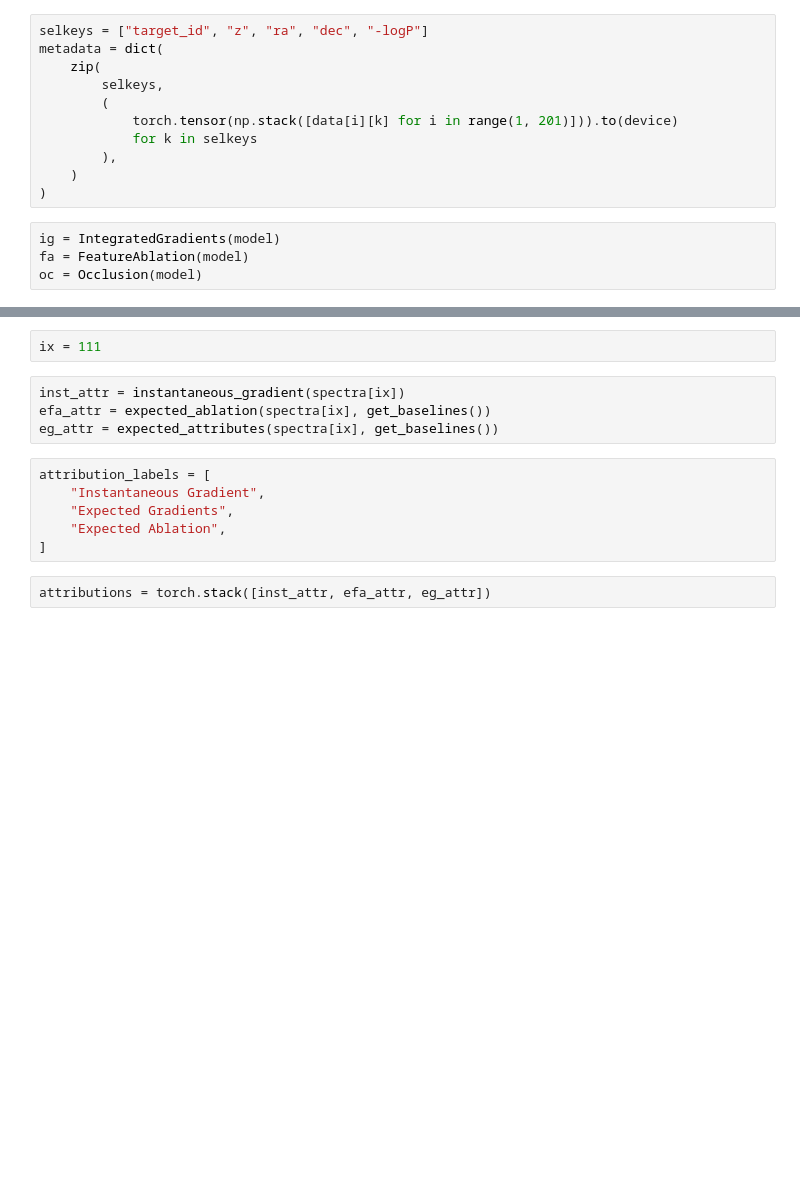
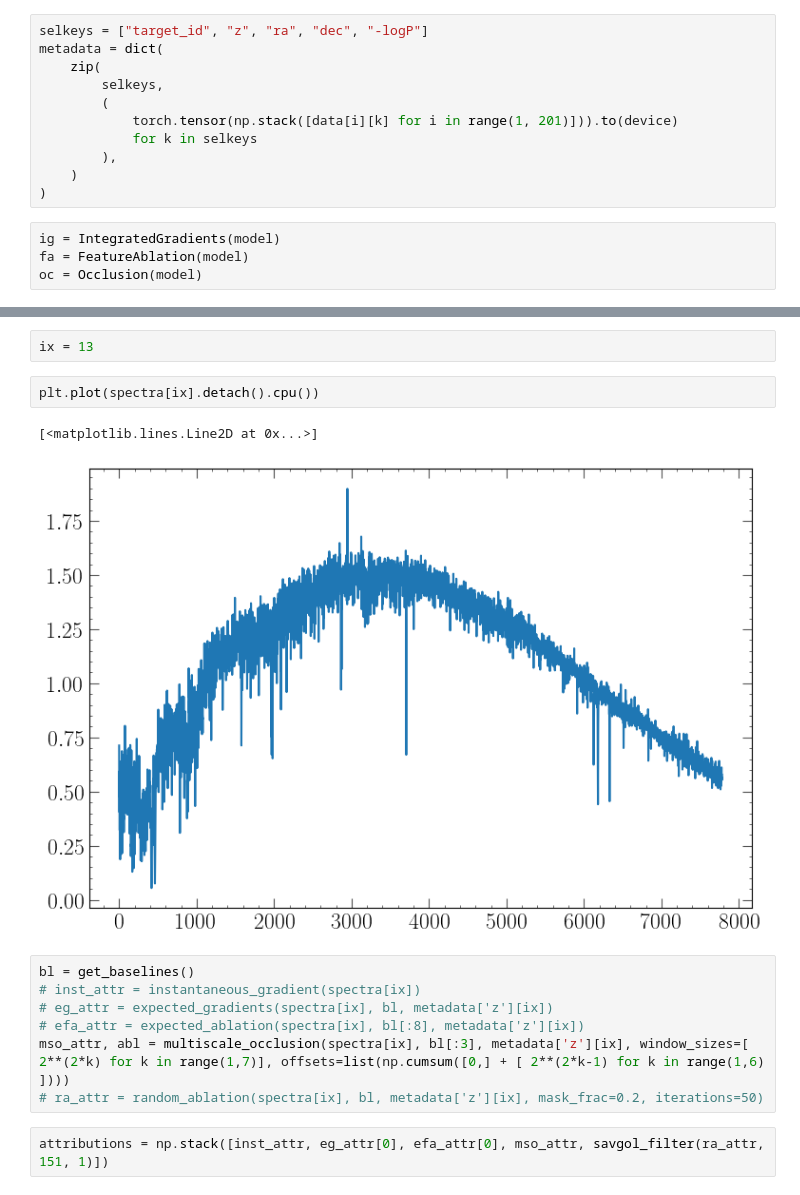
Before and after one commit to al-jshen/imo, a Jupyter notebook: notebooks/attributions.ipynb, the cells around one changed output, grey strips where cells are left out. Saved outputs shown, nothing was run; the diff lists cells and outputs as text; blank space fills up the shorter version.

```diff
--- a/notebooks/attributions.ipynb
+++ b/notebooks/attributions.ipynb
@@ -99,14 +226,16 @@ def expected_ablation(spectrum, baselines):
 # %%
-ix = 111
+ix = 13
+# %%
+plt.plot(spectra[ix].detach().cpu())
+# %% [output]
+[<matplotlib.lines.Line2D at 0x...>]
+[figure, added]
 # %%
-inst_attr = instantaneous_gradient(spectra[ix])
-efa_attr = expected_ablation(spectra[ix], get_baselines())
-eg_attr = expected_attributes(spectra[ix], get_baselines())
+bl = get_baselines()
+# inst_attr = instantaneous_gradient(spectra[ix])
+# eg_attr = expected_gradients(spectra[ix], bl, metadata['z'][ix])
+# efa_attr = expected_ablation(spectra[ix], bl[:8], metadata['z'][ix])
+mso_attr, abl = multiscale_occlusion(spectra[ix], bl[:3], metadata['z'][ix], window_sizes=[ 2**(2*k) for k in range(1,7)], offsets=list(np.cumsum([0,] + [ 2**(2*k-1) for k in range(1,6) ])))
+# ra_attr = random_ablation(spectra[ix], bl, metadata['z'][ix], mask_frac=0.2, iterations=50)
-# %%
-attribution_labels = [
-    "Instantaneous Gradient",
-    "Expected Gradients",
-    "Expected Ablation",
-]
 # %%
-attributions = torch.stack([inst_attr, efa_attr, eg_attr])
+attributions = np.stack([inst_attr, eg_attr[0], efa_attr[0], mso_attr, savgol_filter(ra_attr, 151, 1)])
```
Also changed, not shown: parts of 12 cells of this notebook, 1 other file.
